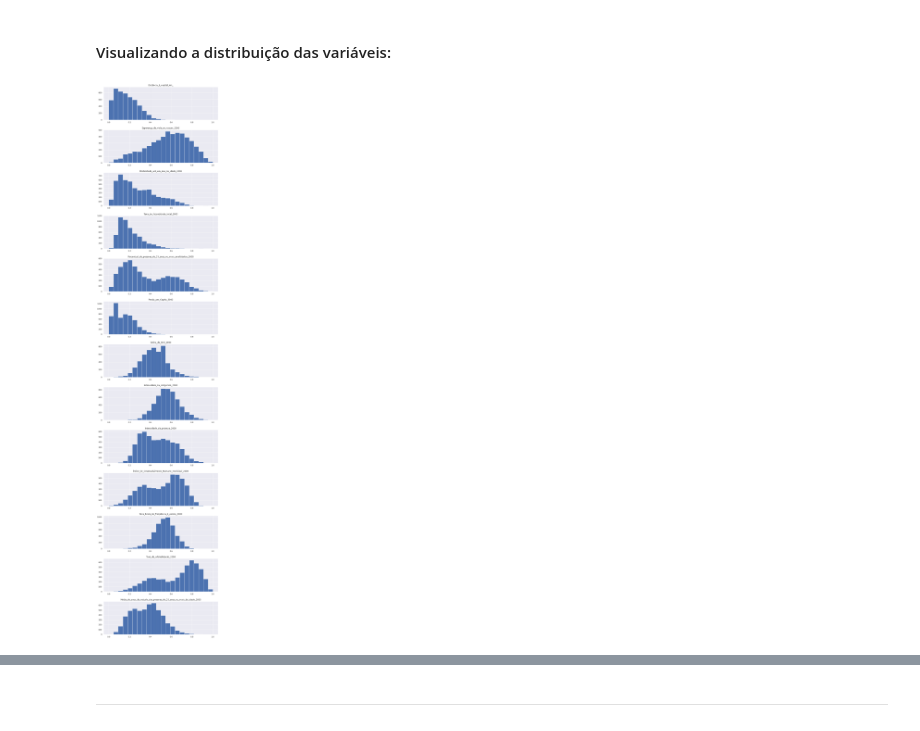
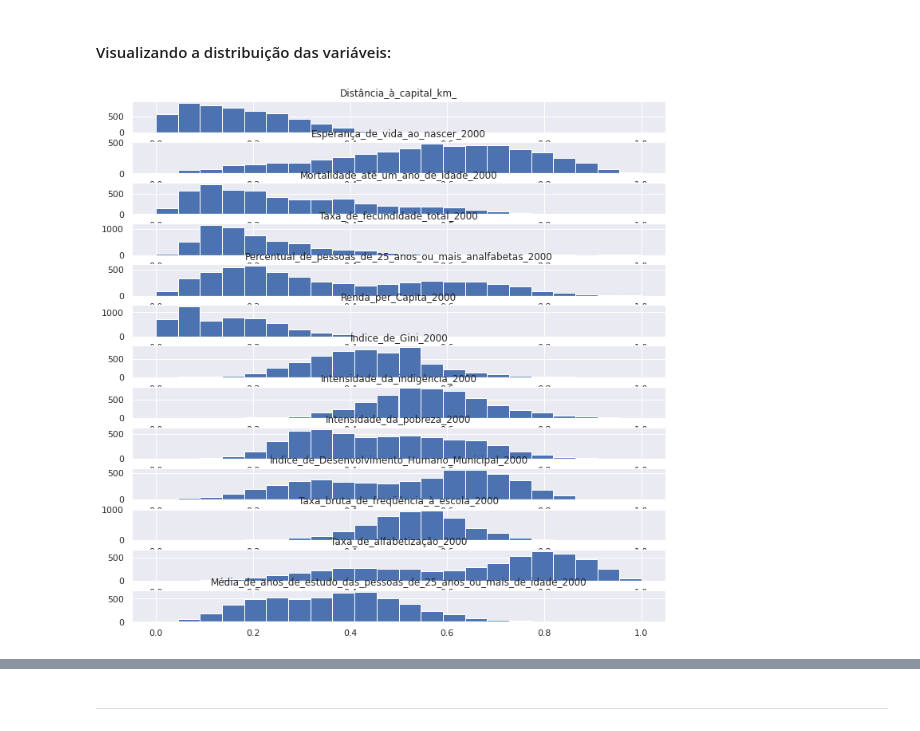
Before and after one commit to Jailsonrs/Poneglyph, a Jupyter notebook: UMAP-GMM.ipynb, the cells around one changed output, grey strips where cells are left out. Drawn from its saved outputs; the diff is of its cells as text; code cells hidden in the pictures.

```diff
--- a/UMAP-GMM.ipynb
+++ b/UMAP-GMM.ipynb
@@ -125,10 +125,10 @@ df_std.describe().transpose()
 # %%
 # set a grey background (use sns.set_theme() if seaborn version 0.11.0 or above)
 seaborn.set(style = "darkgrid")
-fig, axes = plt.subplots(13, figsize = (12,59))
+fig, axes = plt.subplots(13, figsize = (12,12))
 for i, j in zip(df_std.columns[1:15], range(0, 13)):
     df_std.hist("{0}".format(i), bins = 22 , ax = axes[j])
 # %% [output]
-[figure, old version]
+[figure, new version]
 # %%
 #Inserir aqui o motivo da escolha das variaveis 1:14
```
Also changed, not shown: parts of 18 cells of this notebook.
